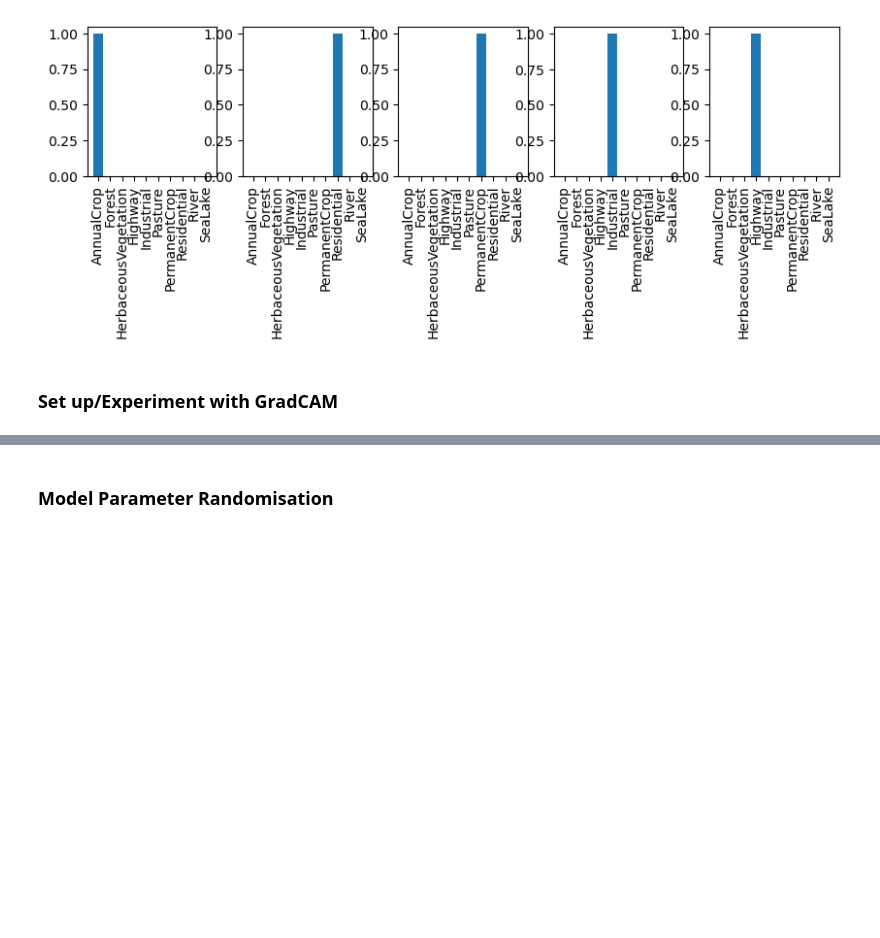
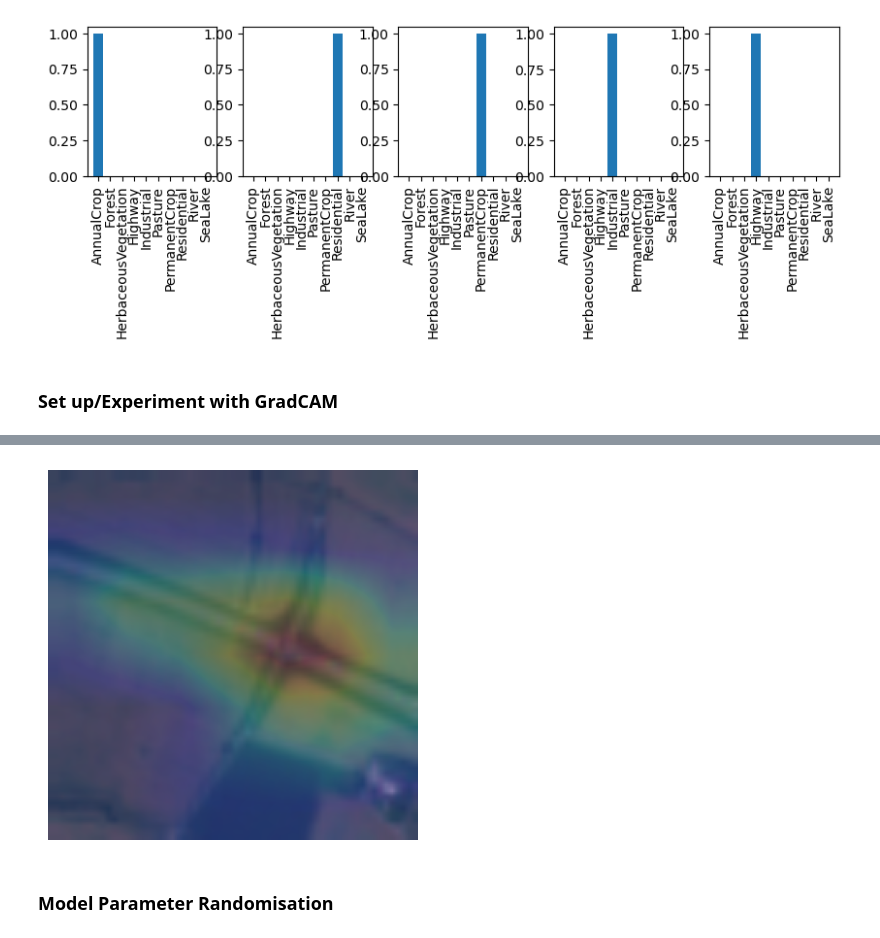
Before and after one commit to tameTNT/evaluating-xai-remote-sensing, a Jupyter notebook: explain_predictions/gradcam.ipynb, the cells around one changed output, grey strips where cells are left out. Drawn from its saved outputs; the diff is of its cells as text; code cells hidden in the pictures; blank space fills up the shorter version.

```diff
--- a/explain_predictions/gradcam.ipynb
+++ b/explain_predictions/gradcam.ipynb
@@ -158,3 +156,9 @@ helpers.plotting.visualise_importance(imgs_to_explain[i], ranked_cam[i])
+# %%
+helpers.plotting.show_image(imgs_to_explain[i])
+plt.imshow(cam_output[i], cmap="jet", alpha=0.2)
+plt.show()
+# %% [output]
+[figure, added]
 # %% [markdown]
 ### Model Parameter Randomisation
 # %%
```
Also changed, not shown: parts of 4 cells of this notebook.
